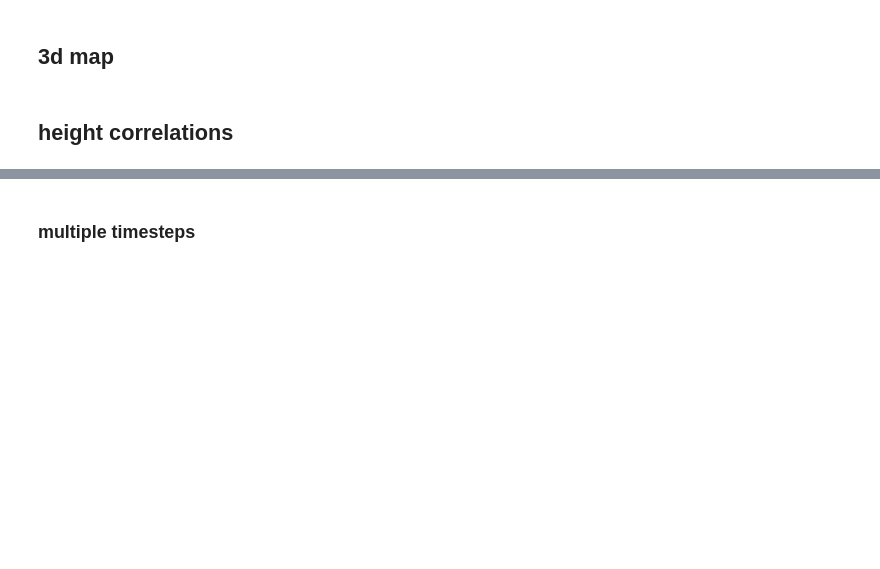
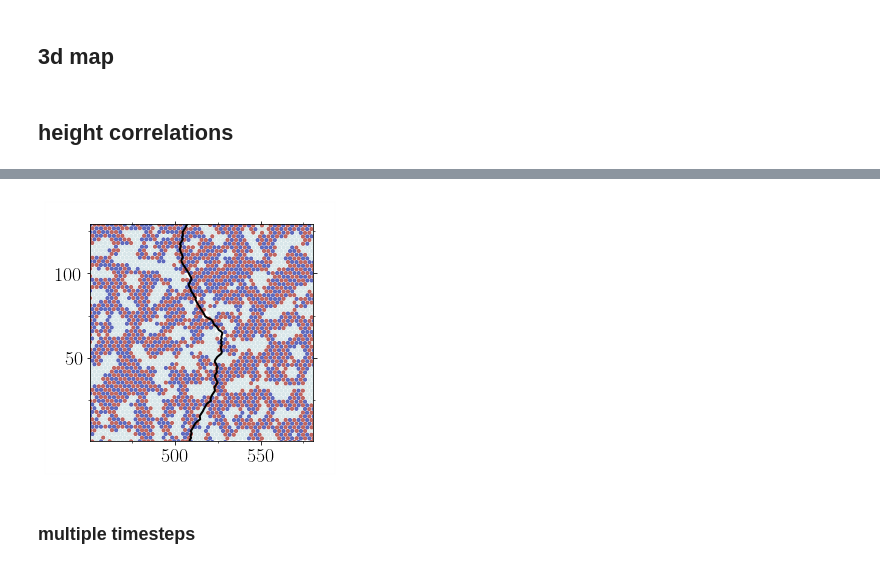
Before and after one commit to kkarimi62/HeaDef, a Jupyter notebook: postprocess/pressFluc2nd.ipynb, the cells around one changed output, grey strips where cells are left out. Saved outputs shown, nothing was run; the diff lists cells and outputs as text; code cells hidden in the pictures; blank space fills up the shorter version.

```diff
--- a/postprocess/pressFluc2nd.ipynb
+++ b/postprocess/pressFluc2nd.ipynb
@@ -2627,3 +2712,48 @@ def PltDislAtoms(xint,yint,df,df_disc,box,title,Plot=False,**kwargs):
+# %%
+
+def PltDislAtomsWrapperFunc(**kwargs):
+    #--- plot
+    pltDisl = PltDislAtoms( df=kwargs['df'],#lmpData.coord_atoms_broken[ timei ],
+                           box=kwargs['box'],#lp.Box( BoxBounds = lmpData.BoxBounds[0],AddMissing = np.array([0.0,0.0,0.0] ) ),
+                           Plot = kwargs['Plot'],#True,
+    #                       figsize=(18,3)
+                          )
+    #--- plot lines
+    args = {}
+    if 'dx' in kwargs and 'dy' in kwargs:
+        args={'dx':kwargs['dx'],'dy':kwargs['dy']}
+    pltDisl.PlotLines(kwargs['df_disc'],#atomss[ timei ][ 0 ],
+                      **args,
+#                      dx = vel[0], #--- velocities
+#                      dy = np.zeros(len(vel[0])),
+
+                     )
+    #pltDisl.PlotLines(df_disc1)
+    #--- plot atoms
+    pltDisl.PlotAtoms(s=10,
+                      alpha=.8,#.4,
+                     xlim=(np.mean(kwargs['df_disc'].x)-0.5*(np.max(kwargs['df_disc'].z)-np.min(kwargs['df_disc'].z)),
+                           np.mean(kwargs['df_disc'].x)+0.5*(np.max(kwargs['df_disc'].z)-np.min(kwargs['df_disc'].z))),
+    #                 xlim = (0,760),
+                     )
+    #--- save
+    pltDisl.Save(
+                 title=kwargs['title'],#'dislocations/DislVelocItime%s_id%s.png'%(timei,idd),
+                 dpi=kwargs['dpi'],#150,
+                DrawFrame=kwargs['DrawFrame'],#[0.2,0.1,0.15,0.1,0.01],
+                )
+
+# PltDislAtomsWrapperFunc(
+#     df=lmpData.coord_atoms_broken[ timei ],
+#     box=lp.Box( BoxBounds = lmpData.BoxBounds[0],AddMissing = np.array([0.0,0.0,0.0] ) ),
+#     Plot = True,
+#     df_disc=atomss[ timei ][ 0 ],
+#     title='dislocations/DislVelocItime%s_id%s.png'%(timei,idd),
+#     dpi=150,
+#     DrawFrame=[0.2,0.1,0.15,0.1,0.01],
+# )
+# %% [output]
+[figure, added]
 # %% [markdown]
 ### multiple timesteps
 # %%
```
Also changed, not shown: parts of 9 cells of this notebook.
